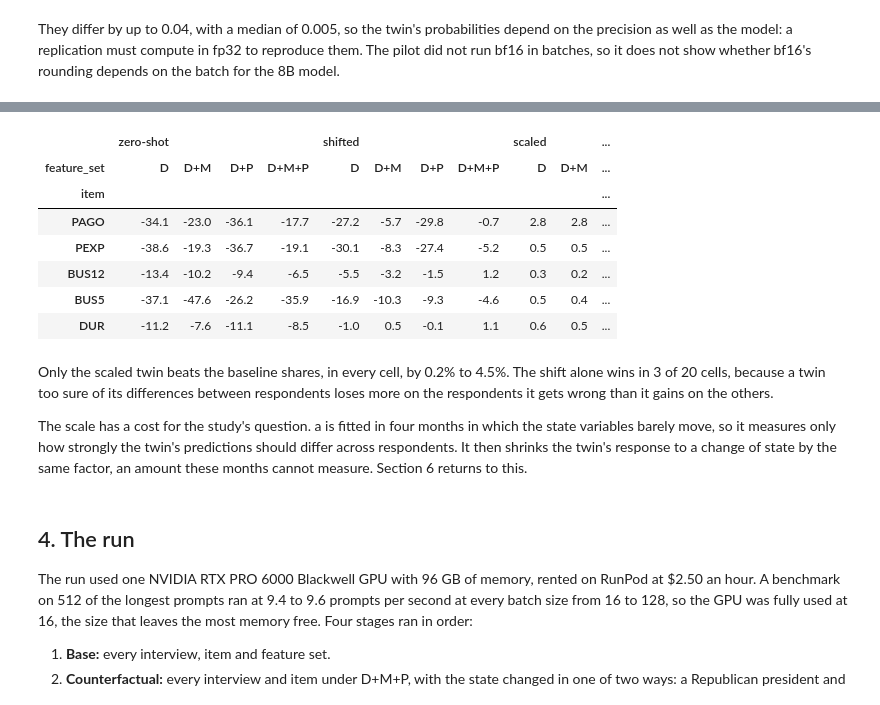
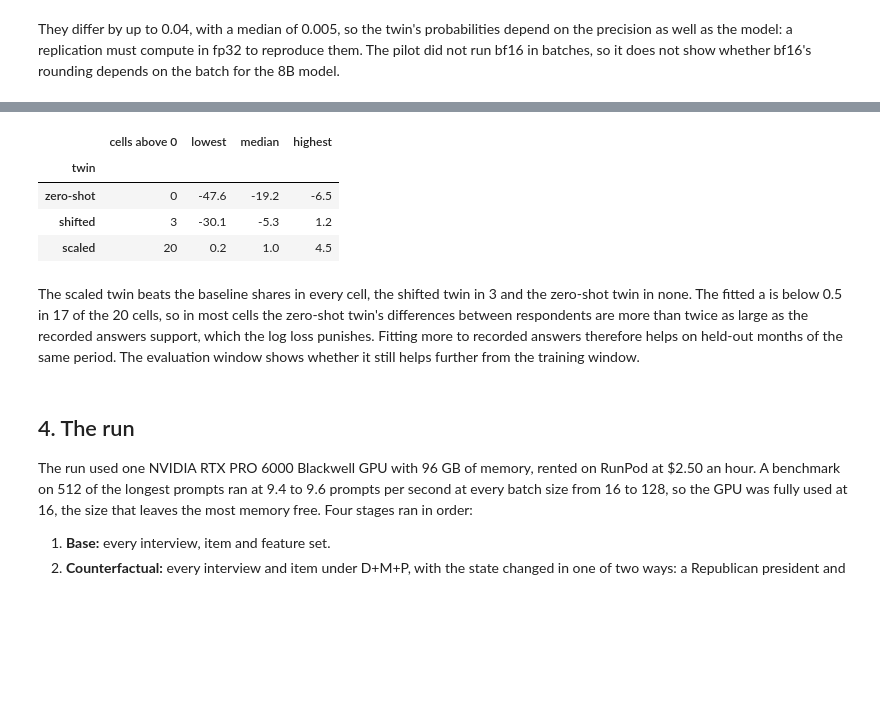
Before and after one commit to jerrydzj/state-dependent-twins, a Jupyter notebook: notebooks/05_mvp_twin_pilot.ipynb, the cells around one changed output, grey strips where cells are left out. Cells and saved outputs as stored; diff of their text form; code cells hidden in the pictures; blank space fills up the shorter version.

```diff
--- a/notebooks/05_mvp_twin_pilot.ipynb
+++ b/notebooks/05_mvp_twin_pilot.ipynb
@@ -271,25 +259,21 @@ Skill against the baseline shares on held-out months, in percent:
 # %%
 t = cv.pivot_table(index=['feature_set', 'item'], columns='model', values='log_loss')
-skill = pd.concat({name: by_cell(100 * (1 - t[m] / t.baseline)) for m, name in
-                   [('twin', 'zero-shot'), ('shift', 'shifted'), ('scale', 'scaled')]}, axis=1)
-skill.round(1)
+skill = pd.DataFrame({name: 100 * (1 - t[m] / t.baseline) for m, name in
+                      [('twin', 'zero-shot'), ('shift', 'shifted'), ('scale', 'scaled')]})
+pd.DataFrame({'cells above 0': (skill > 0).sum(), 'lowest': skill.min(), 'median': skill.median(),
+              'highest': skill.max()}).rename_axis('twin').round(1)
 # %% [output]
-|  | zero-shot |  |  |  | shifted |  |  |  | scaled |  | ... |
-| feature_set | D | D+M | D+P | D+M+P | D | D+M | D+P | D+M+P | D | D+M | ... |
-| item |  |  |  |  |  |  |  |  |  |  | ... |
-| PAGO | -34.1 | -23.0 | -36.1 | -17.7 | -27.2 | -5.7 | -29.8 | -0.7 | 2.8 | 2.8 | ... |
-| PEXP | -38.6 | -19.3 | -36.7 | -19.1 | -30.1 | -8.3 | -27.4 | -5.2 | 0.5 | 0.5 | ... |
-| BUS12 | -13.4 | -10.2 | -9.4 | -6.5 | -5.5 | -3.2 | -1.5 | 1.2 | 0.3 | 0.2 | ... |
-| BUS5 | -37.1 | -47.6 | -26.2 | -35.9 | -16.9 | -10.3 | -9.3 | -4.6 | 0.5 | 0.4 | ... |
-| DUR | -11.2 | -7.6 | -11.1 | -8.5 | -1.0 | 0.5 | -0.1 | 1.1 | 0.6 | 0.5 | ... |
+|  | cells above 0 | lowest | median | highest |
+| twin |  |  |  |  |
+| zero-shot | 0 | -47.6 | -19.2 | -6.5 |
+| shifted | 3 | -30.1 | -5.3 | 1.2 |
+| scaled | 20 | 0.2 | 1.0 | 4.5 |
 # %% [markdown]
-Only the scaled twin beats the baseline shares, in every cell, by 0.2% to 4.5%. The shift alone wins in 3 of 20 cells,
-because a twin too sure of its differences between respondents loses more on the respondents it gets wrong than it
-gains on the others.
-
-The scale has a cost for the study's question. a is fitted in four months in which the state variables barely move,
-so it measures only how strongly the twin's predictions should differ across respondents. It then shrinks the twin's
-response to a change of state by the same factor, an amount these months cannot measure. Section 6 returns to this.
+The scaled twin beats the baseline shares in every cell, the shifted twin in 3 and the zero-shot twin in none. The
+fitted a is below 0.5 in 17 of the 20 cells, so in most cells the zero-shot twin's differences between respondents are
+more than twice as large as the recorded answers support, which the log loss punishes. Fitting more to recorded answers
+therefore helps on held-out months of the same period. The evaluation window shows whether it still helps further from
+the training window.
 # %% [markdown]
 ## 4. The run
 
```
Also changed, not shown: parts of 8 cells of this notebook.
